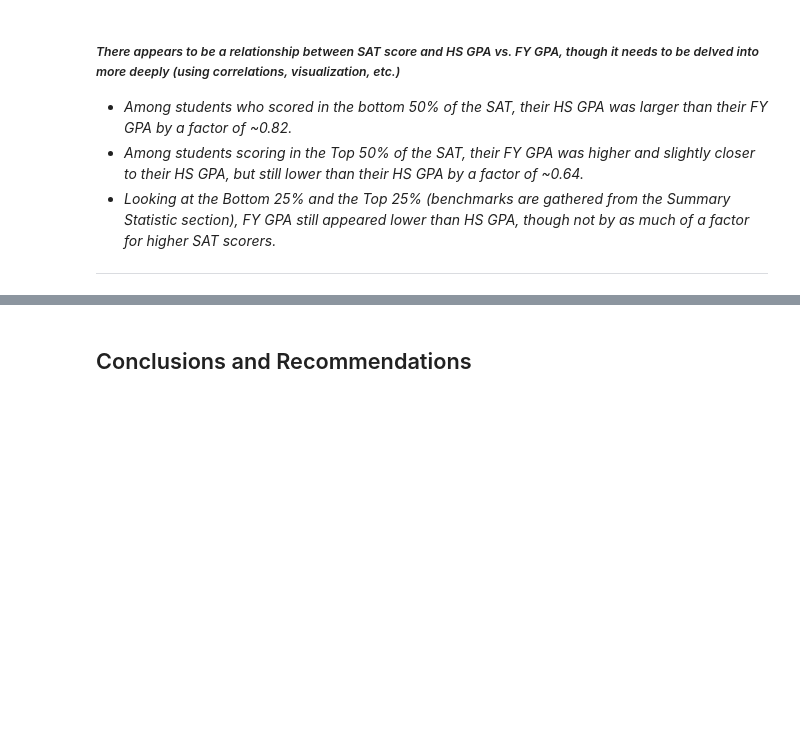
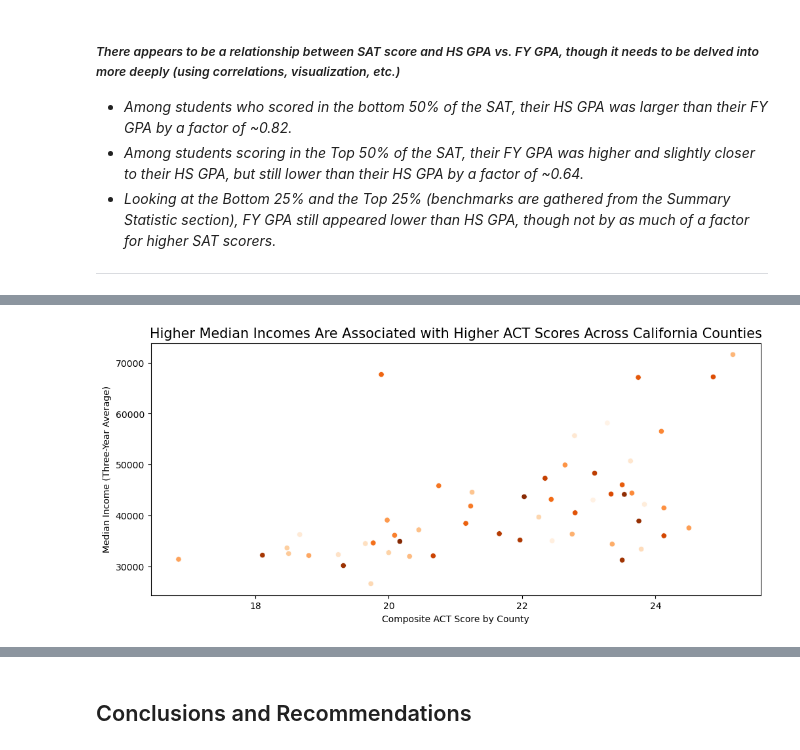
Before and after one commit to farahmalik11/project-1, a Jupyter notebook: code/starter-code.ipynb, the cells around one changed output, grey strips where cells are left out. Drawn from its saved outputs; the diff is of its cells as text; code cells hidden in the pictures; blank space fills up the shorter version.

```diff
--- a/code/starter-code.ipynb
+++ b/code/starter-code.ipynb
@@ -1825,0 +1835,14 @@ Here are some prompts to get you started with visualizations. Feel free to add a
+# %%
+# Size
+plt.figure(figsize = (12, 5))
+
+sns.scatterplot(x = act_agg_cnty2['composite'], y = act_agg_cnty2['med_income'], hue = act_agg_cnty2['county'], palette = 'Oranges', legend=False)
+
+# Create a descriptive title
+plt.title('Higher Median Incomes Are Associated with Higher ACT Scores Across California Counties', fontsize = 15)
+
+# Add axis labels
+plt.xlabel('Composite ACT Score by County')
+plt.ylabel('Median Income (Three-Year Average)');
+# %% [output]
+[figure, added]
```
Also changed, not shown: parts of 14 cells of this notebook.
